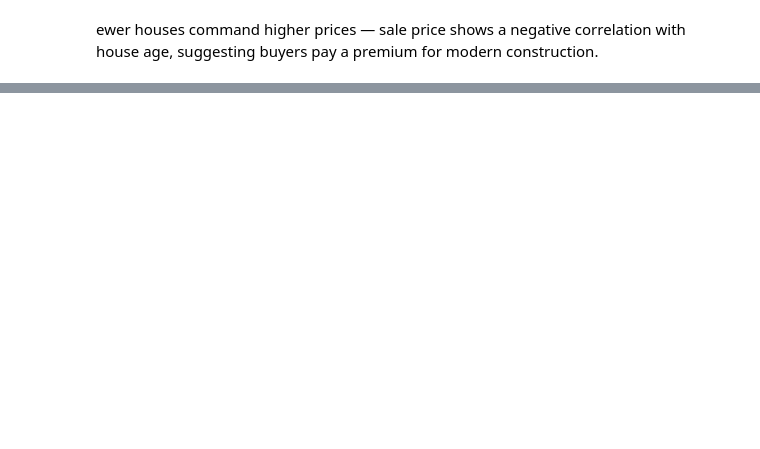
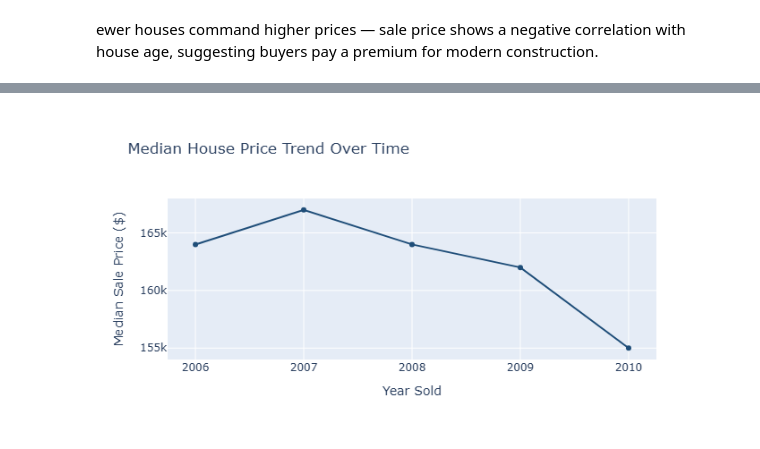
Before and after one commit to marian12-glitch/data-analytics-portfolio, a Jupyter notebook: week3/Houseprices(1).ipynb, the cells around one changed output, grey strips where cells are left out. Drawn from its saved outputs; the diff is of its cells as text; code cells hidden in the pictures; blank space fills up the shorter version.

```diff
--- a/week3/Houseprices(1).ipynb
+++ b/week3/Houseprices(1).ipynb
@@ -236,0 +331,15 @@ ewer houses command higher prices — sale price shows a negative correlation wi
+# %%
+price_by_year = df.groupby('YrSold')['SalePrice'].median().reset_index()
+
+fig = px.line(
+    price_by_year,
+    x='YrSold',
+    y='SalePrice',
+    title='Median House Price Trend Over Time',
+    labels={'YrSold': 'Year Sold', 'SalePrice': 'Median Sale Price ($)'},
+    markers=True,
+    color_discrete_sequence=['#1F4E79']
+)
+fig.show()
+# %% [output]
+[figure, added]
```
Also changed, not shown: parts of 18 cells of this notebook.
